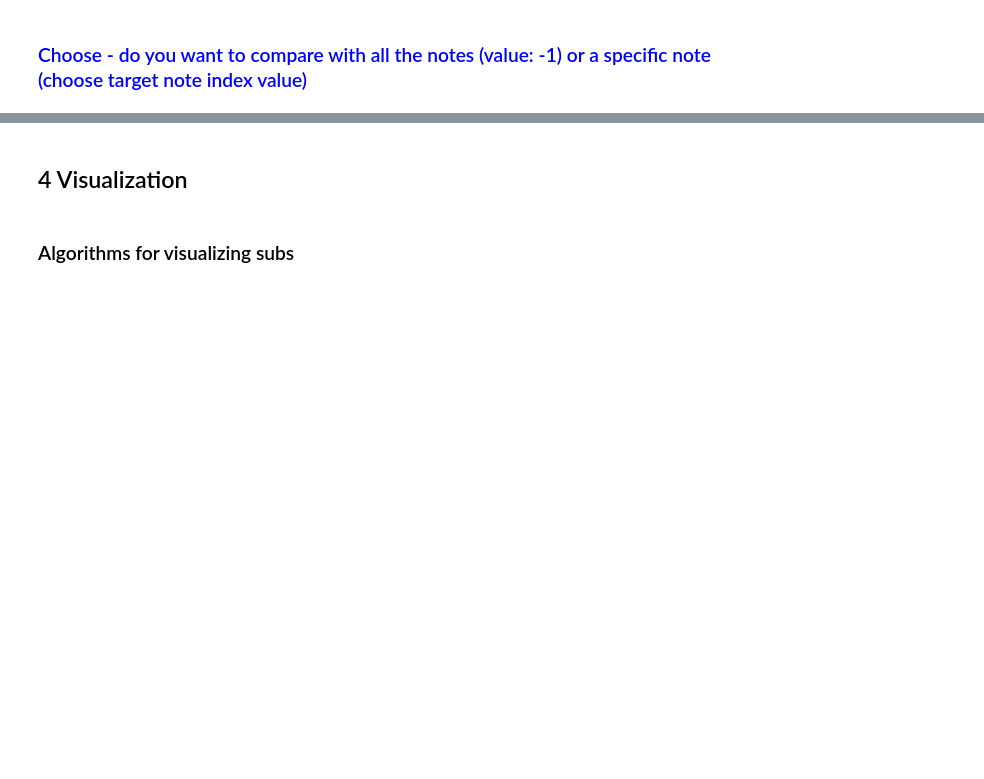
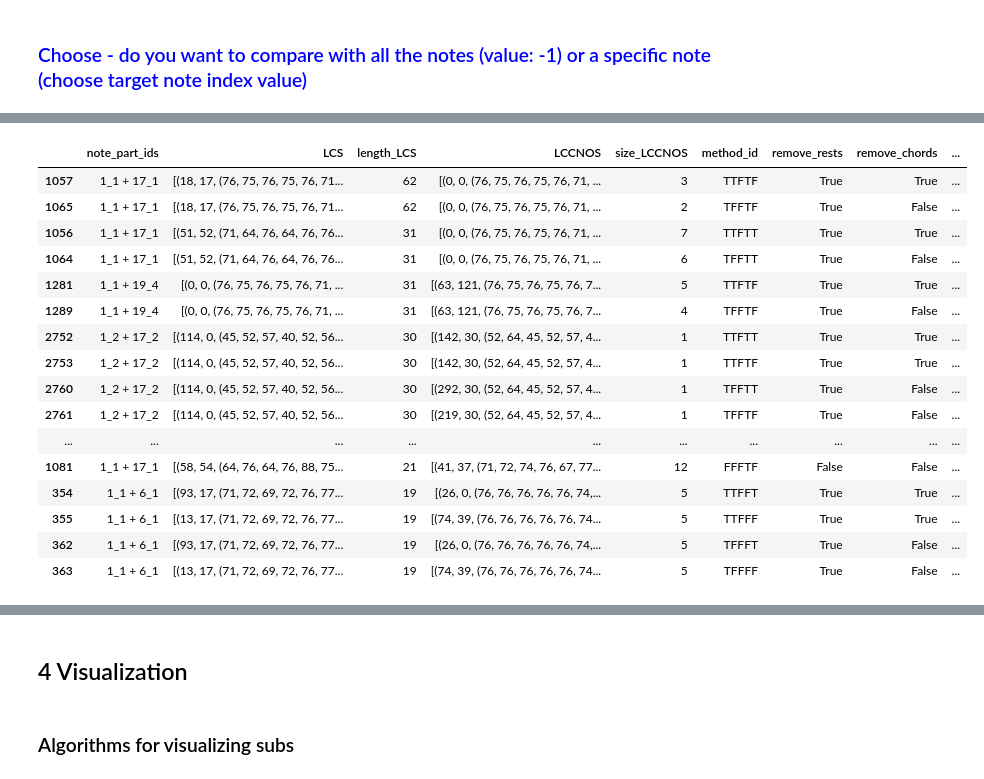
Before and after one commit to LudvigL123/digital_sheet_music_analysis, a Jupyter notebook: diginote.ipynb, the cells around one changed output, grey strips where cells are left out. Drawn from its saved outputs; the diff is of its cells as text; code cells hidden in the pictures; blank space fills up the shorter version.

```diff
--- a/diginote.ipynb
+++ b/diginote.ipynb
@@ -766,7 +771,17 @@ input_note_idx = 0 #Add the note index here what you want to compare:
 # %%
 target_note_idx = -1 #Change the value here
 # %%
-parameters = [wid1.value, wid2.value, wid3.value, wid4.value, wid5.value]
-df_whole = LCCNOS_analysis(df, df_input_note, input_note_idx, target_note_idx, wid6.value, parameters)
-df_whole = df_whole.sort_values(['length_LCS', 'size_LCCNOS'], ascending=[False, False])
-df_whole
+if input_note_idx == -1:
+    df_whole = pd.DataFrame()
+    for i in range(len(df_input_note)):
+        parameters = [wid1.value, wid2.value, wid3.value, wid4.value, wid5.value]
+        df_part = LCCNOS_analysis(df, df_input_note, i, target_note_idx, wid6.value, parameters)
+        df_whole = df_whole.append(df_part, ignore_index = True)
+    df_whole = df_whole.sort_values(['length_LCS', 'size_LCCNOS'], ascending=[False, False])
+
+else:
+
+    parameters = [wid1.value, wid2.value, wid3.value, wid4.value, wid5.value]
+    df_whole = LCCNOS_analysis(df, df_input_note, input_note_idx, target_note_idx, wid6.value, parameters)
+    df_whole = df_whole.sort_values(['length_LCS', 'size_LCCNOS'], ascending=[False, False])
+    df_whole
@@ -809,0 +788,20 @@ df_whole.to_csv('fur_elise_analysis.csv')
+# %%
+df_whole[:20]
+# %% [output]
+|  | note_part_ids | LCS | length_LCS | LCCNOS | size_LCCNOS | method_id | remove_rests | remove_chords | ... |
+| 1057 | 1_1 + 17_1 | [(18, 17, (76, 75, 76, 75, 76, 71... | 62 | [(0, 0, (76, 75, 76, 75, 76, 71, ... | 3 | TTFTF | True | True | ... |
+| 1065 | 1_1 + 17_1 | [(18, 17, (76, 75, 76, 75, 76, 71... | 62 | [(0, 0, (76, 75, 76, 75, 76, 71, ... | 2 | TFFTF | True | False | ... |
+| 1056 | 1_1 + 17_1 | [(51, 52, (71, 64, 76, 64, 76, 76... | 31 | [(0, 0, (76, 75, 76, 75, 76, 71, ... | 7 | TTFTT | True | True | ... |
+| 1064 | 1_1 + 17_1 | [(51, 52, (71, 64, 76, 64, 76, 76... | 31 | [(0, 0, (76, 75, 76, 75, 76, 71, ... | 6 | TFFTT | True | False | ... |
+| 1281 | 1_1 + 19_4 | [(0, 0, (76, 75, 76, 75, 76, 71, ... | 31 | [(63, 121, (76, 75, 76, 75, 76, 7... | 5 | TTFTF | True | True | ... |
+| 1289 | 1_1 + 19_4 | [(0, 0, (76, 75, 76, 75, 76, 71, ... | 31 | [(63, 121, (76, 75, 76, 75, 76, 7... | 4 | TFFTF | True | False | ... |
+| 2752 | 1_2 + 17_2 | [(114, 0, (45, 52, 57, 40, 52, 56... | 30 | [(142, 30, (52, 64, 45, 52, 57, 4... | 1 | TTFTT | True | True | ... |
+| 2753 | 1_2 + 17_2 | [(114, 0, (45, 52, 57, 40, 52, 56... | 30 | [(142, 30, (52, 64, 45, 52, 57, 4... | 1 | TTFTF | True | True | ... |
+| 2760 | 1_2 + 17_2 | [(114, 0, (45, 52, 57, 40, 52, 56... | 30 | [(292, 30, (52, 64, 45, 52, 57, 4... | 1 | TFFTT | True | False | ... |
+| 2761 | 1_2 + 17_2 | [(114, 0, (45, 52, 57, 40, 52, 56... | 30 | [(219, 30, (52, 64, 45, 52, 57, 4... | 1 | TFFTF | True | False | ... |
+| ... | ... | ... | ... | ... | ... | ... | ... | ... | ... |
+| 1081 | 1_1 + 17_1 | [(58, 54, (64, 76, 64, 76, 88, 75... | 21 | [(41, 37, (71, 72, 74, 76, 67, 77... | 12 | FFFTF | False | False | ... |
+| 354 | 1_1 + 6_1 | [(93, 17, (71, 72, 69, 72, 76, 77... | 19 | [(26, 0, (76, 76, 76, 76, 76, 74,... | 5 | TTFFT | True | True | ... |
+| 355 | 1_1 + 6_1 | [(13, 17, (71, 72, 69, 72, 76, 77... | 19 | [(74, 39, (76, 76, 76, 76, 76, 74... | 5 | TTFFF | True | True | ... |
+| 362 | 1_1 + 6_1 | [(93, 17, (71, 72, 69, 72, 76, 77... | 19 | [(26, 0, (76, 76, 76, 76, 76, 74,... | 5 | TFFFT | True | False | ... |
+| 363 | 1_1 + 6_1 | [(13, 17, (71, 72, 69, 72, 76, 77... | 19 | [(74, 39, (76, 76, 76, 76, 76, 74... | 5 | TFFFF | True | False | ... |
```
Also changed, not shown: parts of 31 cells of this notebook, 10 other files.
